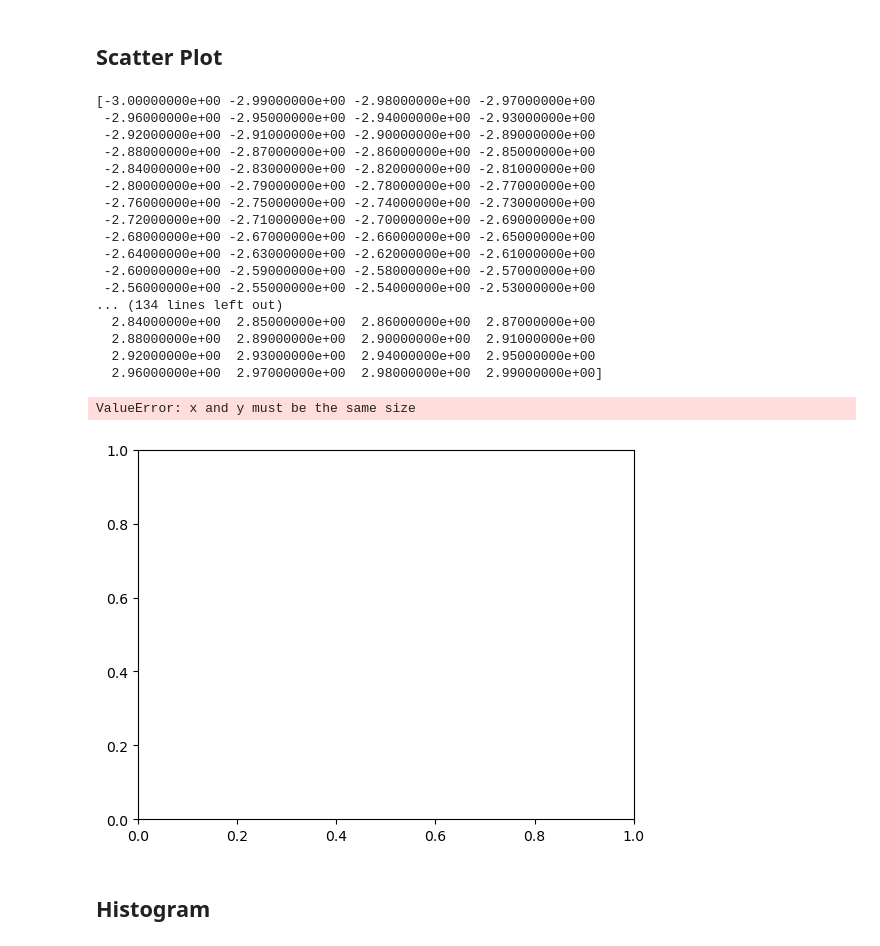
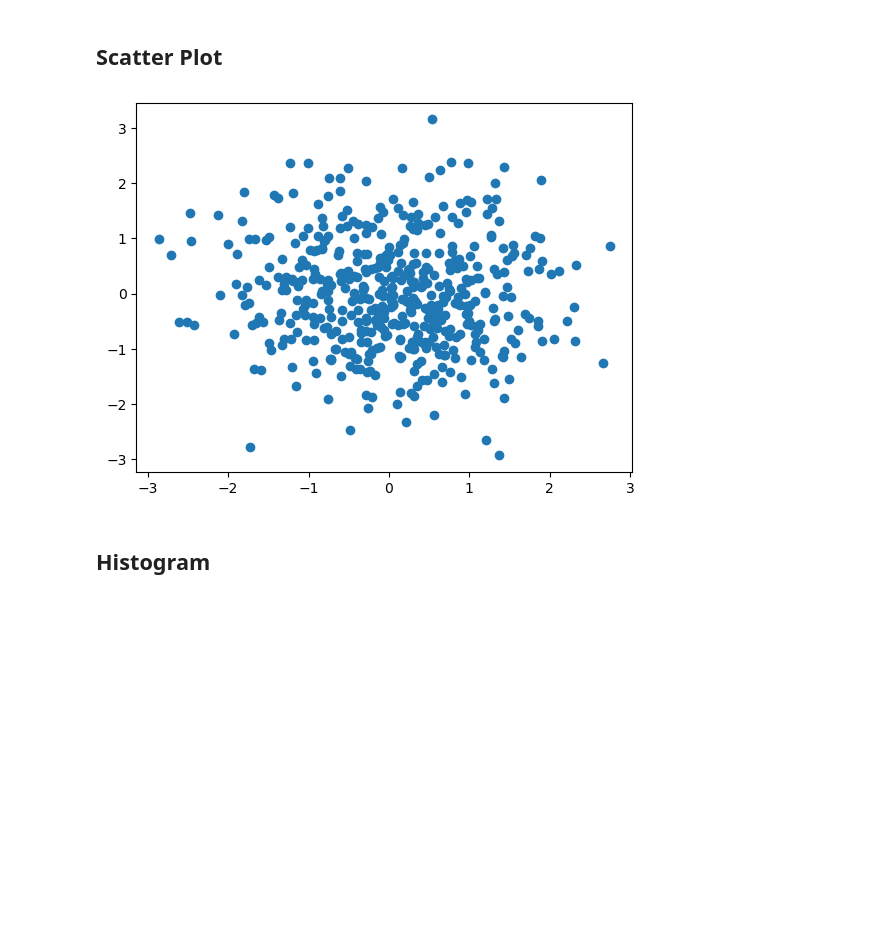
Before and after one commit to Vozikis/machine-learning, a Jupyter notebook: MLCourse/MatPlotLib.ipynb, the cells around one changed output. Drawn from its saved outputs; the diff is of its cells as text; code cells hidden in the pictures; blank space fills up the shorter version.

```diff
--- a/MLCourse/MatPlotLib.ipynb
+++ b/MLCourse/MatPlotLib.ipynb
@@ -145,31 +145,12 @@ plt.show()
 # %%
 from pylab import randn
 
-X = randn(3)
-print(x)
-Y = randn(50)
+X = randn(500)
+Y = randn(500)
 plt.scatter(X,Y)
 plt.show()
 # %% [output]
-[-3.00000000e+00 -2.99000000e+00 -2.98000000e+00 -2.97000000e+00
- -2.96000000e+00 -2.95000000e+00 -2.94000000e+00 -2.93000000e+00
- -2.92000000e+00 -2.91000000e+00 -2.90000000e+00 -2.89000000e+00
- -2.88000000e+00 -2.87000000e+00 -2.86000000e+00 -2.85000000e+00
- -2.84000000e+00 -2.83000000e+00 -2.82000000e+00 -2.81000000e+00
- -2.80000000e+00 -2.79000000e+00 -2.78000000e+00 -2.77000000e+00
- -2.76000000e+00 -2.75000000e+00 -2.74000000e+00 -2.73000000e+00
- -2.72000000e+00 -2.71000000e+00 -2.70000000e+00 -2.69000000e+00
- -2.68000000e+00 -2.67000000e+00 -2.66000000e+00 -2.65000000e+00
- -2.64000000e+00 -2.63000000e+00 -2.62000000e+00 -2.61000000e+00
- -2.60000000e+00 -2.59000000e+00 -2.58000000e+00 -2.57000000e+00
- -2.56000000e+00 -2.55000000e+00 -2.54000000e+00 -2.53000000e+00
-... (134 lines left out)
-  2.84000000e+00  2.85000000e+00  2.86000000e+00  2.87000000e+00
-  2.88000000e+00  2.89000000e+00  2.90000000e+00  2.91000000e+00
-  2.92000000e+00  2.93000000e+00  2.94000000e+00  2.95000000e+00
-  2.96000000e+00  2.97000000e+00  2.98000000e+00  2.99000000e+00]
-ValueError: x and y must be the same size
-[figure, old version]
+[figure, new version]
 # %% [markdown]
 ## Histogram
 # %%
```
